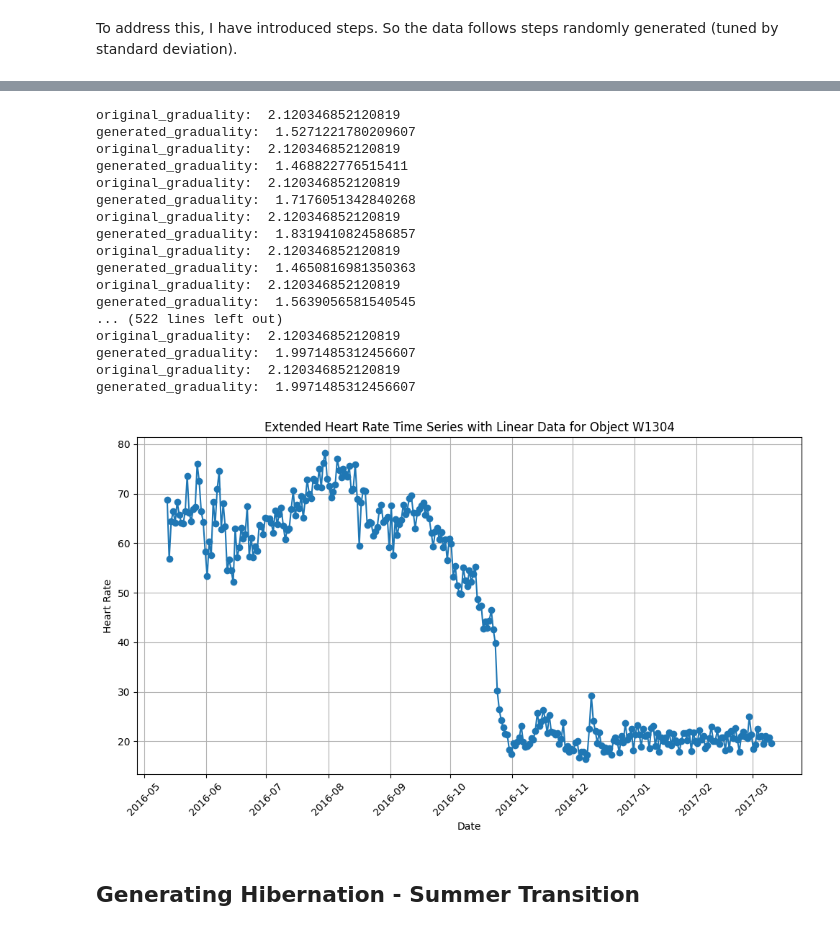
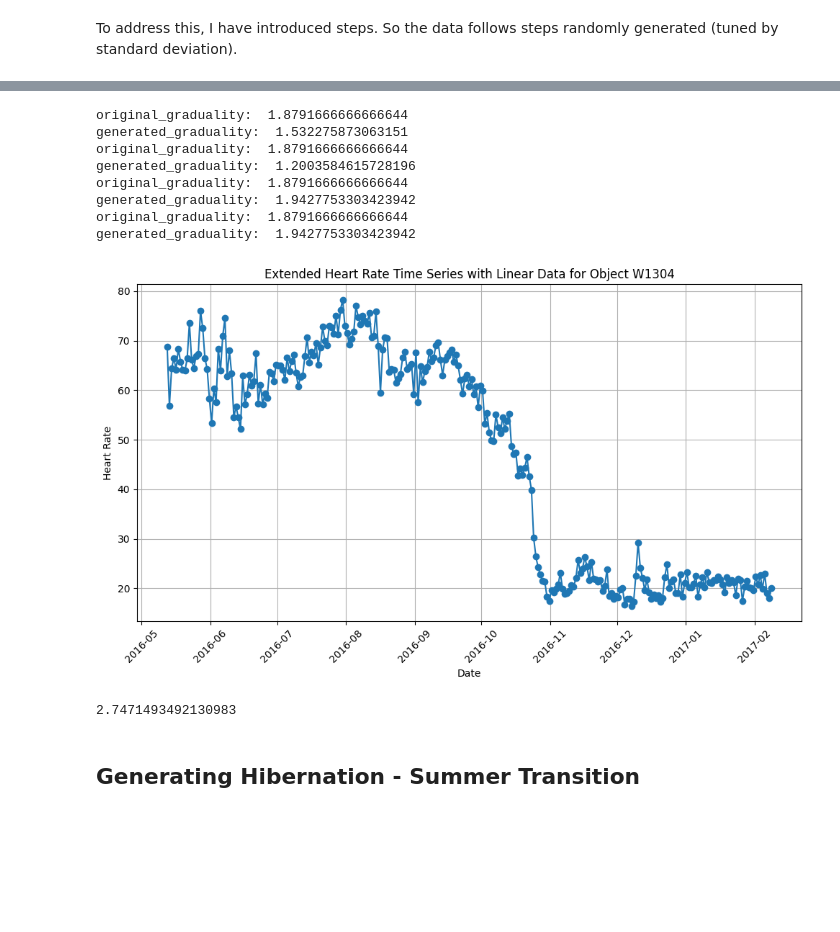
Before and after one commit to fthdrmzzz/anomaly-case, a Jupyter notebook: preprocessing/preprocess.ipynb, the cells around one changed output, grey strips where cells are left out. Saved outputs shown, nothing was run; the diff lists cells and outputs as text; code cells hidden in the pictures; blank space fills up the shorter version.

```diff
--- a/preprocessing/preprocess.ipynb
+++ b/preprocessing/preprocess.ipynb
@@ -113,7 +113,7 @@ import numpy as np
 import pandas as pd
 import matplotlib.pyplot as plt
 
-count_days = 50
+count_days = 60
 linear_values = np.linspace(mean_hr, mean_hr + 5, count_days)
 dates = pd.date_range(start=df_filtered['GMT_date'].max() + pd.Timedelta(days=1), periods=count_days)
 
@@ -158,7 +158,7 @@ plt.show()
 # %%
 
 destination_value = mean_hr
-count_days = 80
+count_days = 50
 linear_values = np.linspace(mean_hr, destination_value, count_days)
 
 while True:
@@ -166,51 +166,45 @@ while True:
     noisy_data=white_noise+linear_values
 
     original_graduality = mean_first_order_diff(interval_data['HeartRate'])
     generated_graduality = mean_first_order_diff(noisy_data)
     print("original_graduality: ", original_graduality)
     print("generated_graduality: ", generated_graduality)
     if abs(original_graduality-generated_graduality) <0.15:
         break
 
 print("original_graduality: ", original_graduality)
 print("generated_graduality: ", generated_graduality)
 new_linear_data = pd.DataFrame({
     'Object_ID': 'W1304',
     'HeartRate': noisy_data,
     'GMT_date': pd.date_range(start=df_filtered['GMT_date'].max() + pd.Timedelta(days=1), periods=count_days),
     'Species': 'Brown'
 })
 
 df_filtered_extended_linear = pd.concat([df_filtered, new_linear_data], ignore_index=True)
 
 plt.figure(figsize=(10, 6))
 plt.plot(df_filtered_extended_linear['GMT_date'], df_filtered_extended_linear['HeartRate'], marker='o', linestyle='-')
 plt.xlabel('Date')
 plt.ylabel('Heart Rate')
 plt.title('Extended Heart Rate Time Series with Linear Data for Object W1304')
 plt.xticks(rotation=45)
 plt.grid(True)
 plt.tight_layout()
 plt.show()
+
+print(std_hr)
 # %% [output]
-original_graduality:  2.120346852120819
-generated_graduality:  1.5271221780209607
-original_graduality:  2.120346852120819
-generated_graduality:  1.468822776515411
-original_graduality:  2.120346852120819
-generated_graduality:  1.7176051342840268
-original_graduality:  2.120346852120819
-generated_graduality:  1.8319410824586857
-original_graduality:  2.120346852120819
-generated_graduality:  1.4650816981350363
-original_graduality:  2.120346852120819
-generated_graduality:  1.5639056581540545
-... (522 lines left out)
-original_graduality:  2.120346852120819
-generated_graduality:  1.9971485312456607
-original_graduality:  2.120346852120819
-generated_graduality:  1.9971485312456607
+original_graduality:  1.8791666666666644
+generated_graduality:  1.532275873063151
+original_graduality:  1.8791666666666644
+generated_graduality:  1.2003584615728196
+original_graduality:  1.8791666666666644
+generated_graduality:  1.9427753303423942
+original_graduality:  1.8791666666666644
+generated_graduality:  1.9427753303423942
-[figure, old version]
+[figure, new version]
+2.7471493492130983
 # %% [markdown]
 ## Generating Hibernation - Summer Transition
 # %% [markdown]
```
Also changed, not shown: parts of 4 cells of this notebook, 13 other files.
